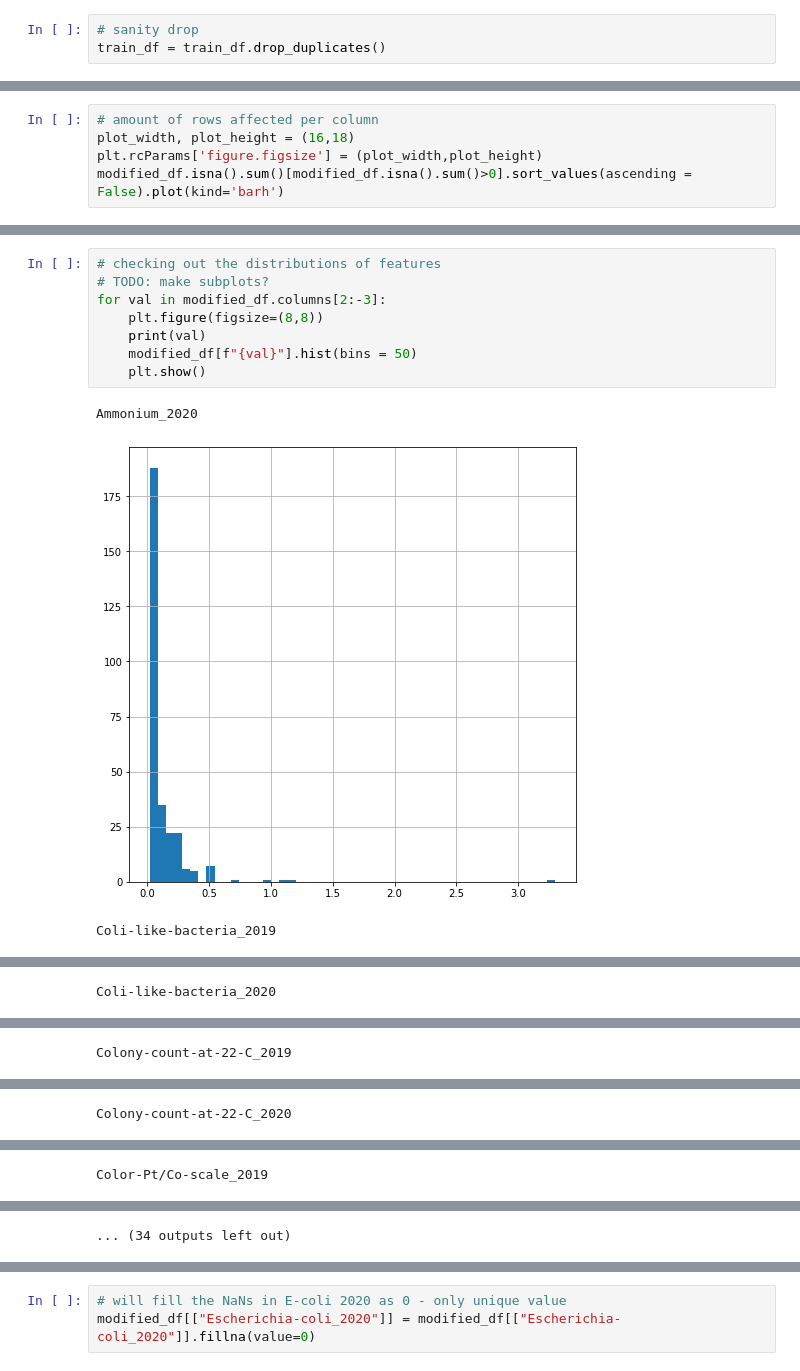
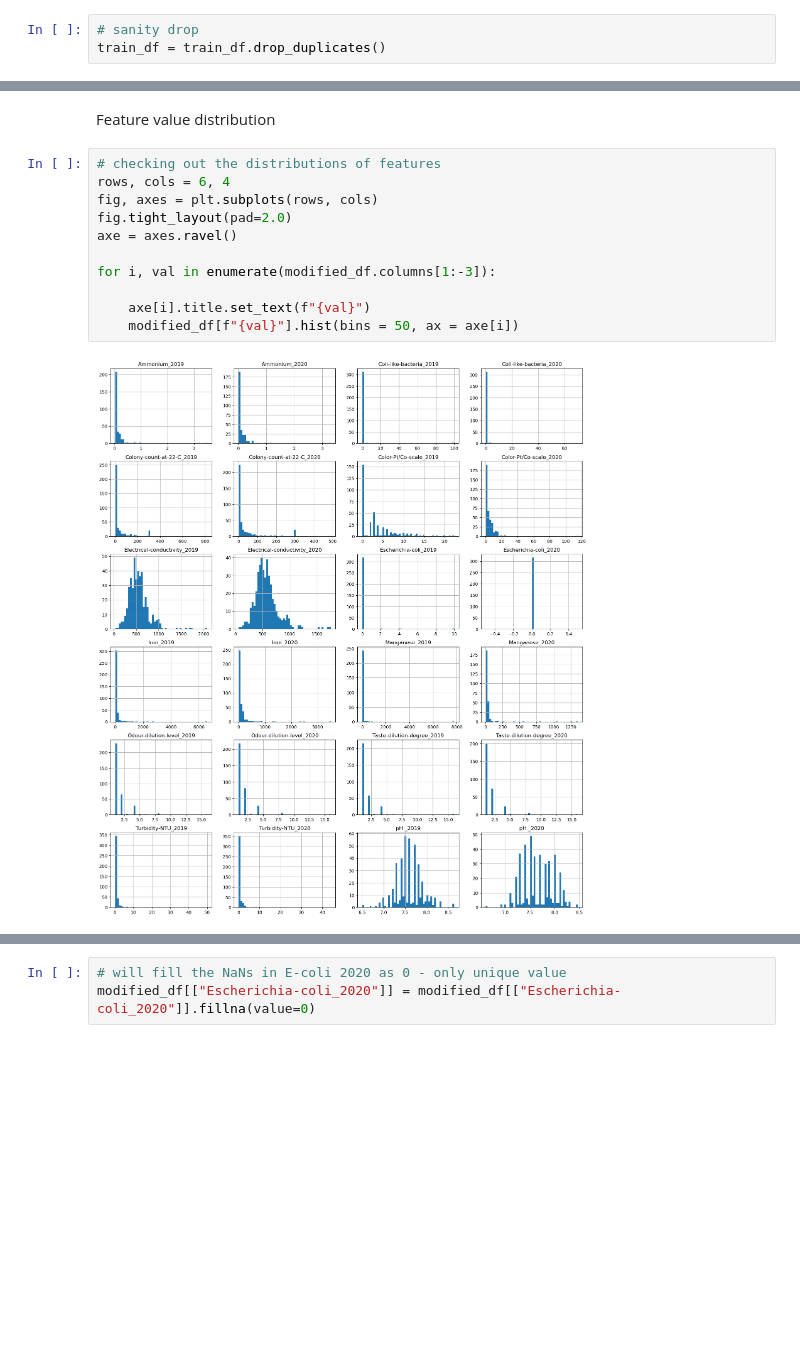
Before and after one commit to qetdr/xAutoML-Project1, a Jupyter notebook: Data cleaning.ipynb, the cells around one changed output, grey strips where cells are left out. Saved outputs shown, nothing was run; the diff lists cells and outputs as text; blank space fills up the shorter version.

```diff
--- a/Data cleaning.ipynb
+++ b/Data cleaning.ipynb
@@ -86,8 +112,3 @@ Index(['station_id', 'Ammonium_2019', 'Ammonium_2020',
        'Turbidity-NTU_2019', 'Turbidity-NTU_2020', 'pH _2019', 'pH _2020',
        'compliance_2019', 'compliance_2020', 'compliance_2021'],
       dtype='object')
-# %%
-# amount of rows affected per column
-plot_width, plot_height = (16,18)
-plt.rcParams['figure.figsize'] = (plot_width,plot_height)
-modified_df.isna().sum()[modified_df.isna().sum()>0].sort_values(ascending = False).plot(kind='barh')
@@ -134,15 +133,18 @@ modified_df.iloc[:, 1:-3].reset_index().plot()
 # %% [output]
 <AxesSubplot:>
 [figure]
+# %% [markdown]
+Feature value distribution
 # %%
 # checking out the distributions of features
-# TODO: make subplots?
-for val in modified_df.columns[2:-3]:
-    plt.figure(figsize=(8,8))
-    print(val)
-    modified_df[f"{val}"].hist(bins = 50)
-    plt.show()
+rows, cols = 6, 4
+fig, axes = plt.subplots(rows, cols)
+fig.tight_layout(pad=2.0)
+axe = axes.ravel()
+
+for i, val in enumerate(modified_df.columns[1:-3]):
+
+    axe[i].title.set_text(f"{val}")
+    modified_df[f"{val}"].hist(bins = 50, ax = axe[i])
 # %% [output]
-Ammonium_2020
-[figure, old version]
+[figure, new version]
-Coli-like-bacteria_2019
@@ -150 +150,0 @@ Coli-like-bacteria_2019
-Coli-like-bacteria_2020
@@ -152 +150,0 @@ Coli-like-bacteria_2020
-Colony-count-at-22-C_2019
@@ -154 +150,0 @@ Colony-count-at-22-C_2019
-Colony-count-at-22-C_2020
@@ -156 +150,0 @@ Colony-count-at-22-C_2020
-Color-Pt/Co-scale_2019
@@ -158,4 +151,3 @@ Color-Pt/Co-scale_2019
-... (34 outputs left out)
 # %% [markdown]
 Most attributes follow exponential distributions, except for:
 * electrical conductivity which tends to have a negative binomial distribution
```
Also changed, not shown: parts of 69 cells of this notebook, 32 other files.
